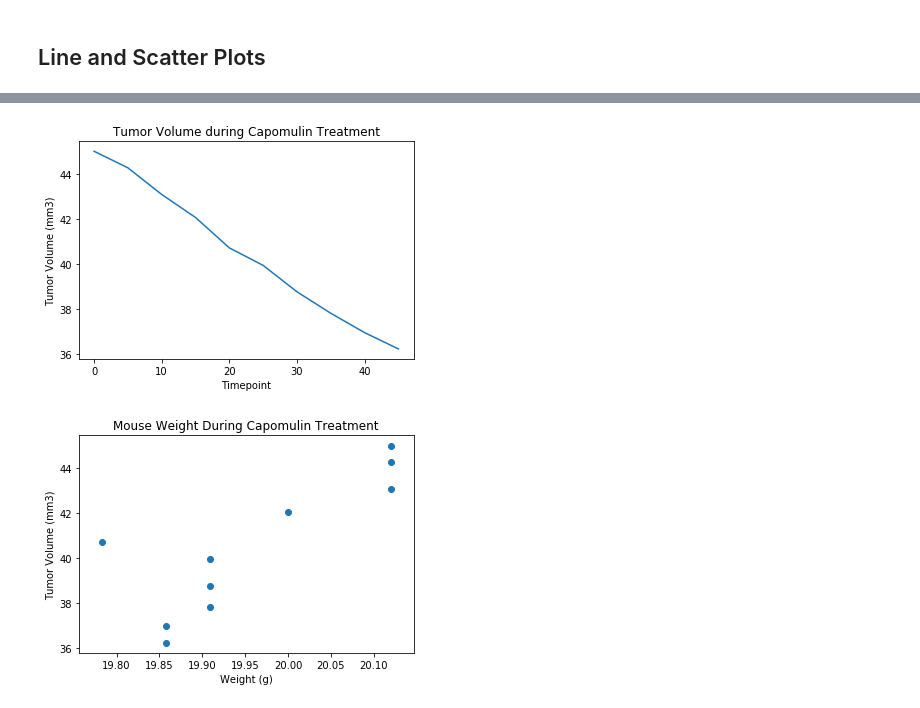
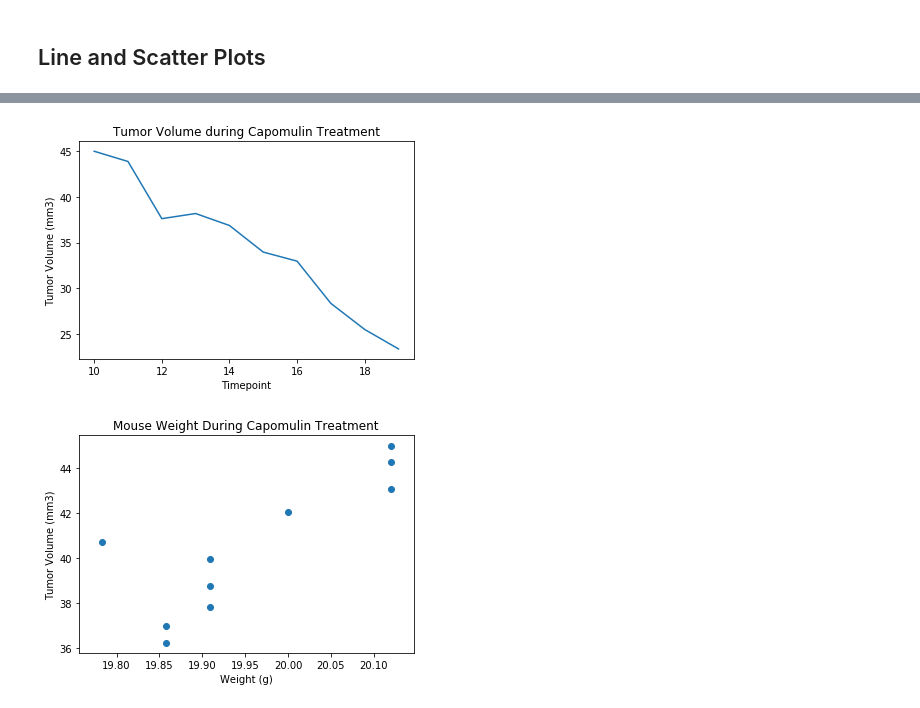
Before and after one commit to tanazimmer/Matplotlib-challenge, a Jupyter notebook: pymaceuticals.ipynb, the cells around one changed output, grey strips where cells are left out. Cells and saved outputs as stored; diff of their text form; code cells hidden in the pictures.

```diff
--- a/pymaceuticals.ipynb
+++ b/pymaceuticals.ipynb
@@ -309,0 +341,4 @@ capomulin_mean
+# %%
+#create mouse df
+capomulin_mouse = capomulin_df.loc[capomulin_df['Mouse ID'] == 's185']
+capomulin_mouse
@@ -310,14 +357,14 @@ capomulin_mean
 # %%
 # Generate a line plot of time point versus tumor volume for a mouse treated with Capomulin
-x_axis_line = (capomulin_mean.index.values)
-y_axis_line = capomulin_mean['Tumor Volume (mm3)']
+x_axis_line = (capomulin_mouse.index.values)
+y_axis_line = capomulin_mouse['Tumor Volume (mm3)']
 plt.plot(x_axis_line, y_axis_line)
 plt.title("Tumor Volume during Capomulin Treatment")
 plt.xlabel("Timepoint")
 plt.ylabel("Tumor Volume (mm3)")
 plt.show()
 # %% [output]
-[figure, old version]
+[figure, new version]
 # %%
 # Generate a scatter plot of mouse weight versus average tumor volume for the Capomulin regimen
 x_axis_scatter = capomulin_mean['Weight (g)']
```
Also changed, not shown: parts of 10 cells of this notebook.
